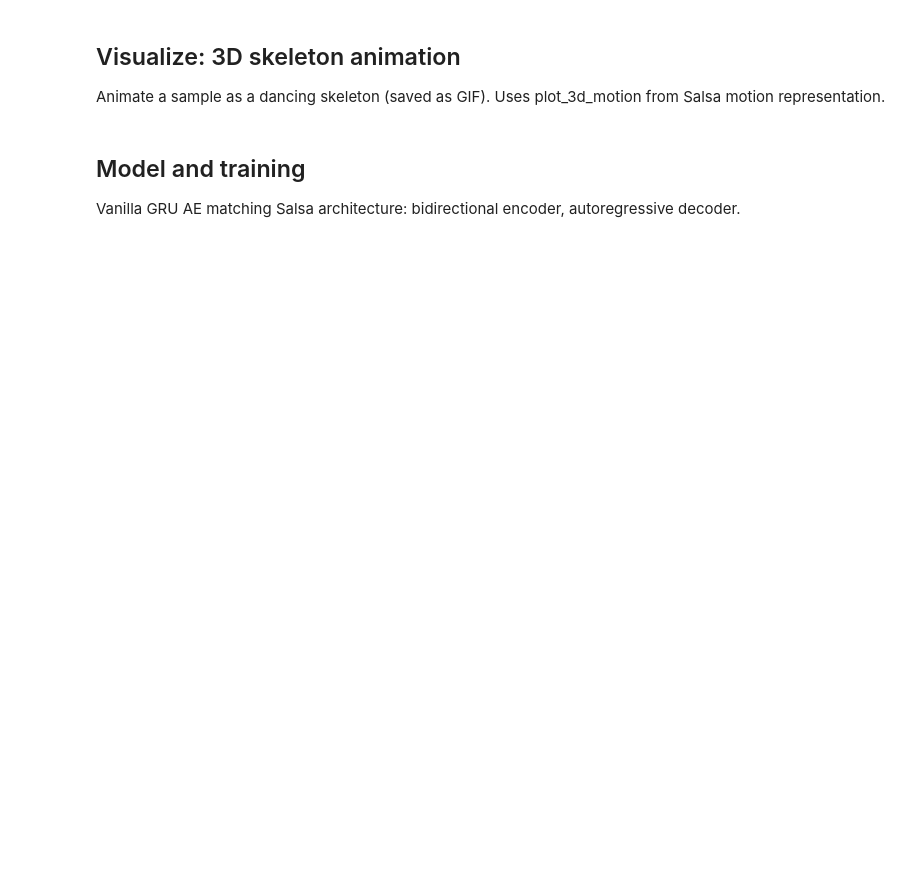
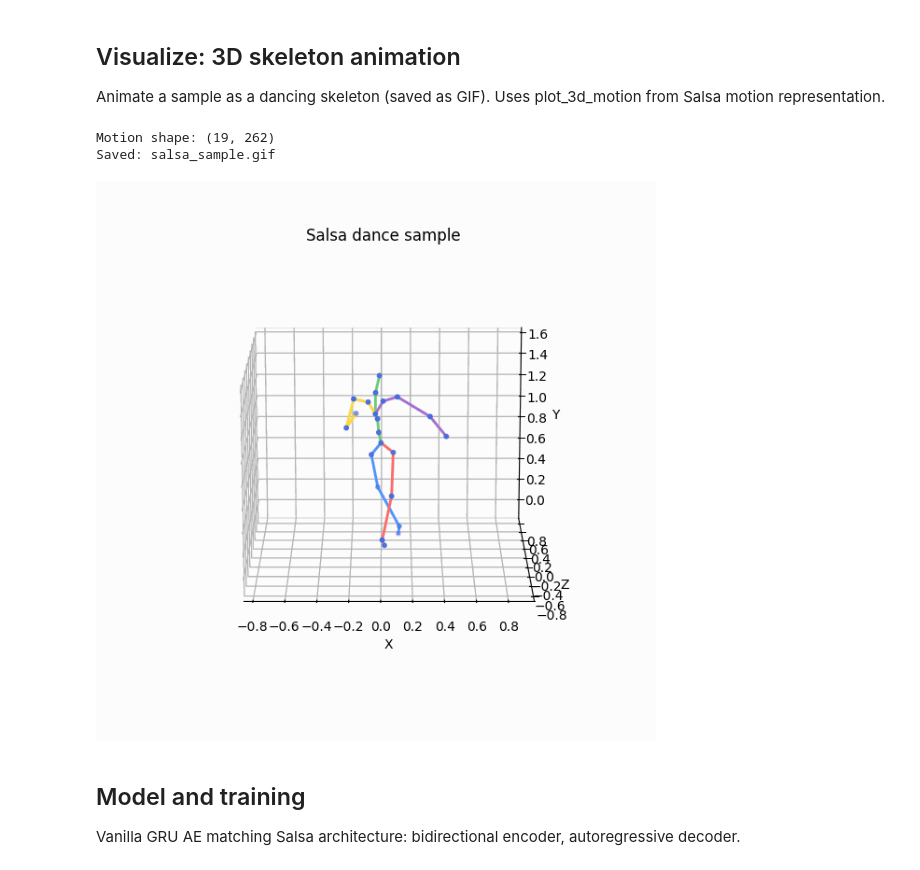
Before and after one commit to pjyazdian/VQVAE-INN-Workshop, a Jupyter notebook: 03_Salsa_Dance.ipynb, the cells around one changed output. Drawn from its saved outputs; the diff is of its cells as text; code cells hidden in the pictures; blank space fills up the shorter version.

```diff
--- a/03_Salsa_Dance.ipynb
+++ b/03_Salsa_Dance.ipynb
@@ -63,19 +73,24 @@ Animate a sample as a dancing skeleton (saved as GIF). Uses plot_3d_motion from
 # %%
 # Pick a sample and animate as 3D skeleton
 sample = next(iter(train_loader))
 motion = sample[0].numpy()  # (19, 262)
+print("Motion shape:", motion.shape)
 ds = train_loader.dataset
 mean = ds.mean.numpy() if ds.mean is not None else None
 std = ds.std.numpy() if ds.std is not None else None
 animate_skeleton_3d_gif(
     motion,
     save_path="salsa_sample.gif",
     representation_type="interhuman",
     mean=mean,
     std=std,
     title="Salsa dance sample",
-    fps=15,
+    fps=20,
 )
+# %% [output]
+Motion shape: (19, 262)
+Saved: salsa_sample.gif
+[figure, added]
 # %% [markdown]
 ## Model and training
 
```
Also changed, not shown: parts of 21 cells of this notebook, 6 other files.
